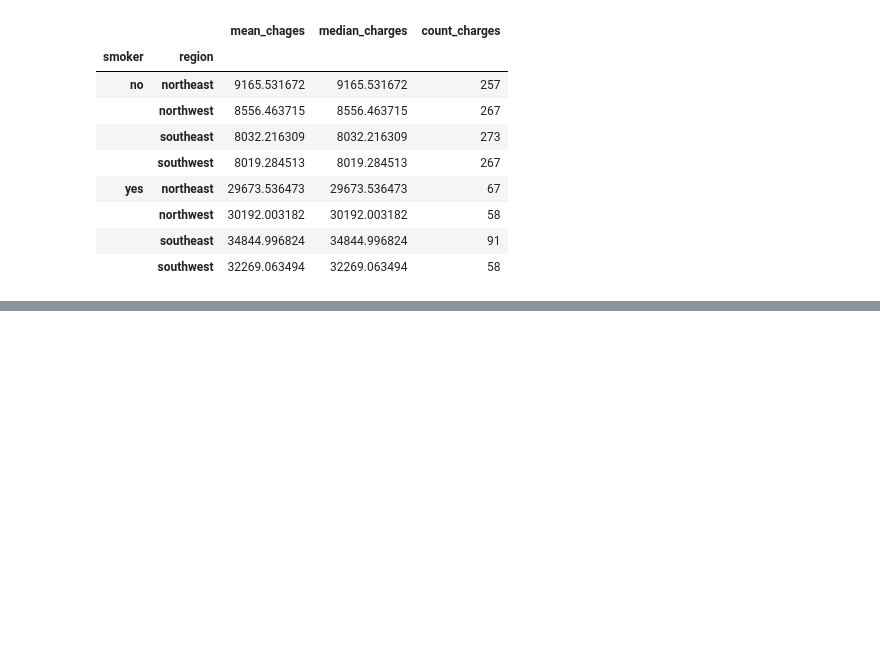
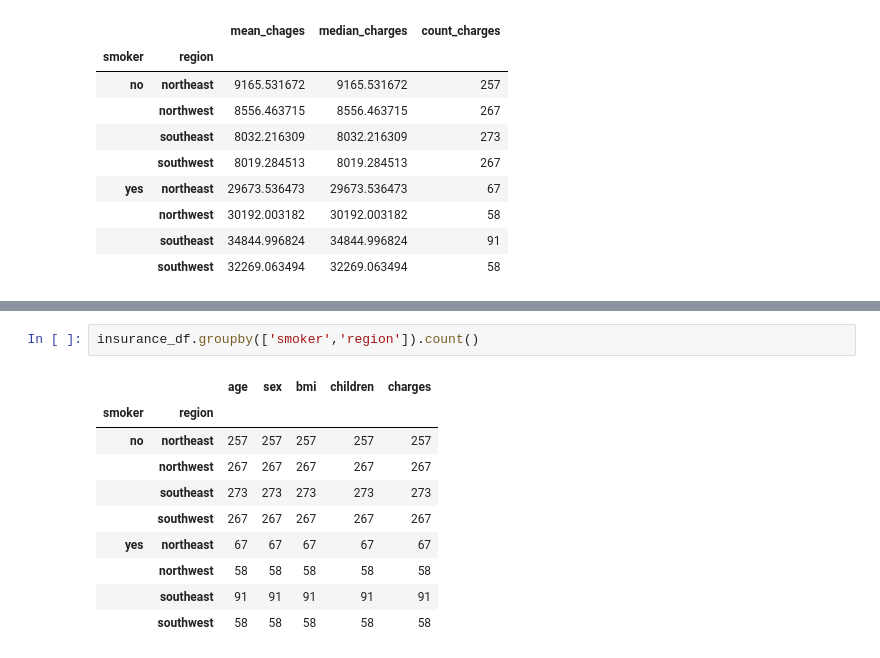
Before and after one commit to sohson/hipython, a Jupyter notebook: 40.pandas_exercise_skeleton.ipynb, the cells around one changed output, grey strips where cells are left out. Cells and saved outputs as stored; diff of their text form; blank space fills up the shorter version.

```diff
--- a/40.pandas_exercise_skeleton.ipynb
+++ b/40.pandas_exercise_skeleton.ipynb
@@ -554 +564,14 @@ insurance_df.groupby(['smoker','region']).agg(
+# %%
+insurance_df.groupby(['smoker','region']).count()
+# %% [output]
+|  |  | age | sex | bmi | children | charges |
+| smoker | region |  |  |  |  |  |
+| no | northeast | 257 | 257 | 257 | 257 | 257 |
+|  | northwest | 267 | 267 | 267 | 267 | 267 |
+|  | southeast | 273 | 273 | 273 | 273 | 273 |
+|  | southwest | 267 | 267 | 267 | 267 | 267 |
+| yes | northeast | 67 | 67 | 67 | 67 | 67 |
+|  | northwest | 58 | 58 | 58 | 58 | 58 |
+|  | southeast | 91 | 91 | 91 | 91 | 91 |
+|  | southwest | 58 | 58 | 58 | 58 | 58 |
 # %% [markdown]
```
Also changed, not shown: parts of 8 cells of this notebook.
